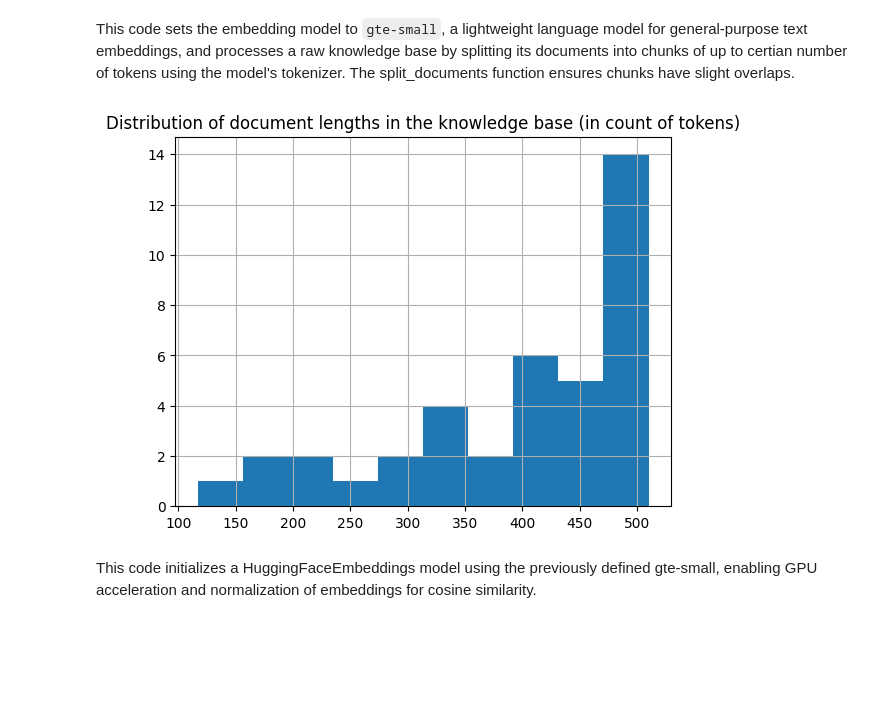
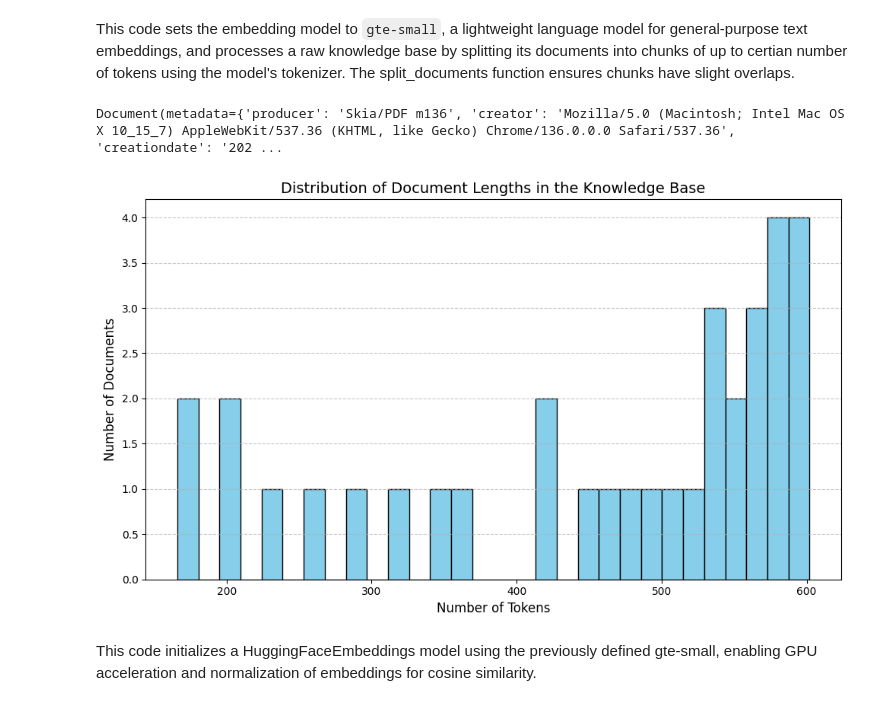
Before and after one commit to ArkadiusDS/NLP-Labs, a Jupyter notebook: Lab-Retrieval-Augmented-Generation/RAG_first_version.ipynb, the cells around one changed output. Saved outputs shown, nothing was run; the diff lists cells and outputs as text; code cells hidden in the pictures; blank space fills up the shorter version.

```diff
--- a/Lab-Retrieval-Augmented-Generation/RAG_first_version.ipynb
+++ b/Lab-Retrieval-Augmented-Generation/RAG_first_version.ipynb
@@ -69,34 +70,24 @@ def plot_doc_length_distribution(document_lengths, title="Distribution of Docume
     plt.tight_layout()
     plt.show()
 # %%
-def split_documents(chunk_size: int, knowledge_base: List, tokenizer_name: str) -> List:
+def split_documents(chunk_size: int, chunk_overlap: int, knowledge_base: List, tokenizer_name: str) -> List:
     """
     Split documents into chunks of maximum size `chunk_size` tokens and return a list of documents.
     """
     text_splitter = RecursiveCharacterTextSplitter.from_huggingface_tokenizer(
         AutoTokenizer.from_pretrained(tokenizer_name),
         chunk_size=chunk_size,
-        chunk_overlap=int(chunk_size / 10),
+        chunk_overlap=chunk_overlap,
     )
 
-    docs_processed = []
-    for doc in knowledge_base:
-        docs_processed += text_splitter.split_documents([doc])
+    docs_processed = text_splitter.split_documents(knowledge_base)
 
-    # Remove duplicates
-    unique_texts = {}
-    docs_processed_unique = []
-    for doc in docs_processed:
-        if doc.page_content not in unique_texts:
-            unique_texts[doc.page_content] = True
-            docs_processed_unique.append(doc)
-
-    return docs_processed_unique
+    return docs_processed
 # %% [markdown]
 # Load your knowledge base
 # %%
 # Define the path to the PDF file containing the knowledge base
-file_path = "2024_European_Parliament_election_Wikipedia.pdf"
+file_path = "../data/2024_European_Parliament_election_Wikipedia.pdf"
 
 # Create a PyPDFLoader object to handle loading of the PDF
 loader = PyPDFLoader(file_path)
@@ -173,18 +221,23 @@ This code sets the embedding model to `gte-small`, a lightweight language model
 EMBEDDING_MODEL_NAME = "thenlper/gte-small"
 
 docs_processed = split_documents(
-    600,  # We choose a chunk size adapted to our model
-    RAW_KNOWLEDGE_BASE,
+    chunk_size=600,
+    chunk_overlap=50,
+    knowledge_base=RAW_KNOWLEDGE_BASE,
     tokenizer_name=EMBEDDING_MODEL_NAME,
 )
+# %%
+docs_processed[0]
+# %% [output]
+Document(metadata={'producer': 'Skia/PDF m136', 'creator': 'Mozilla/5.0 (Macintosh; Intel Mac OS X 10_15_7) AppleWebKit/537.36 (KHTML, like Gecko) Chrome/136.0.0.0 Safari/537.36', 'creationdate': '202 ...
 # %%
 # Let's visualize the chunk sizes we would have in tokens from a common model
-tokenizer = AutoTokenizer.from_pretrained(EMBEDDING_MODEL_NAME)
+# tokenizer = AutoTokenizer.from_pretrained(EMBEDDING_MODEL_NAME)
 lengths = [len(tokenizer.encode(doc.page_content)) for doc in tqdm(docs_processed)]
 
 plot_doc_length_distribution(document_lengths=pd.Series(lengths))
 # %% [output]
-[figure, old version]
+[figure, new version]
 # %% [markdown]
 This code initializes a HuggingFaceEmbeddings model using the previously defined gte-small, enabling GPU acceleration and normalization of embeddings for cosine similarity.
 # %%
```
Also changed, not shown: parts of 18 cells of this notebook.
